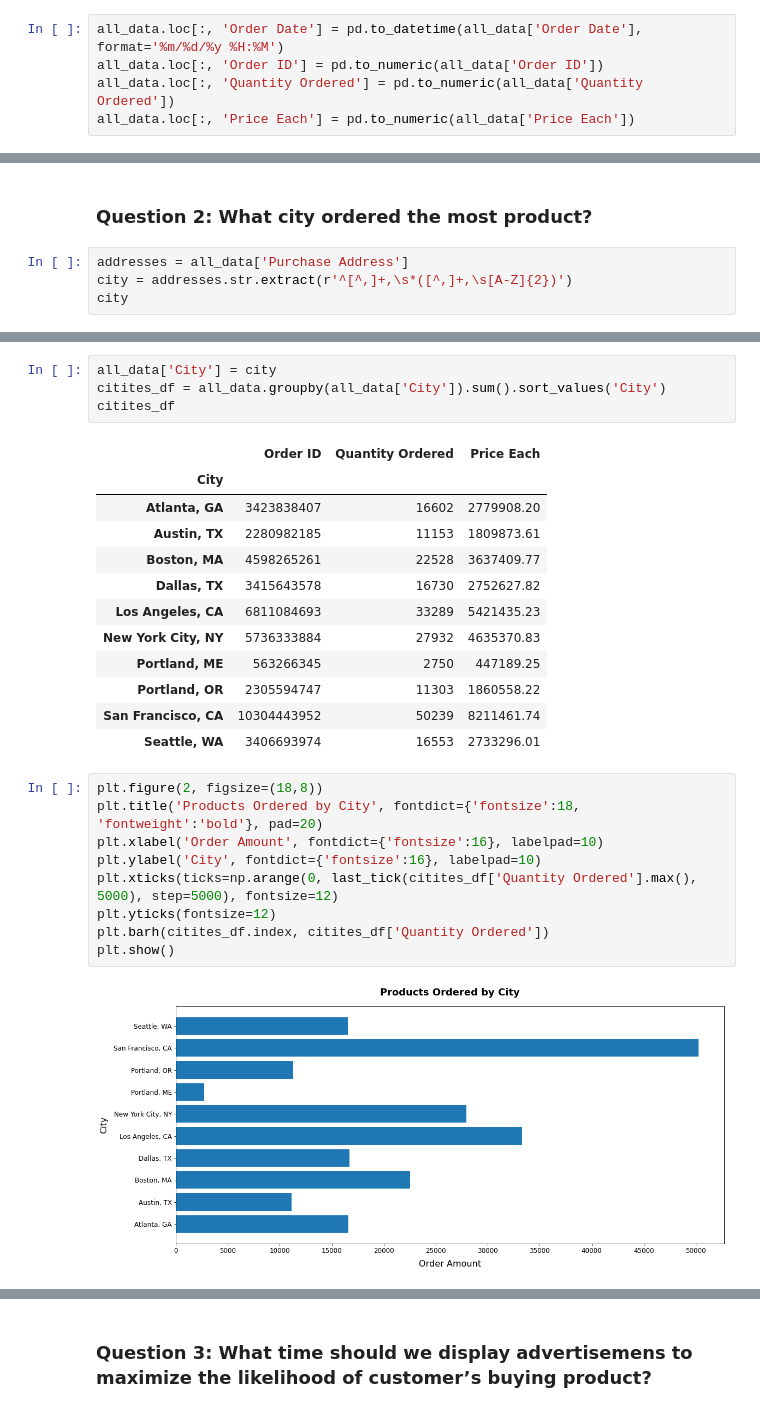
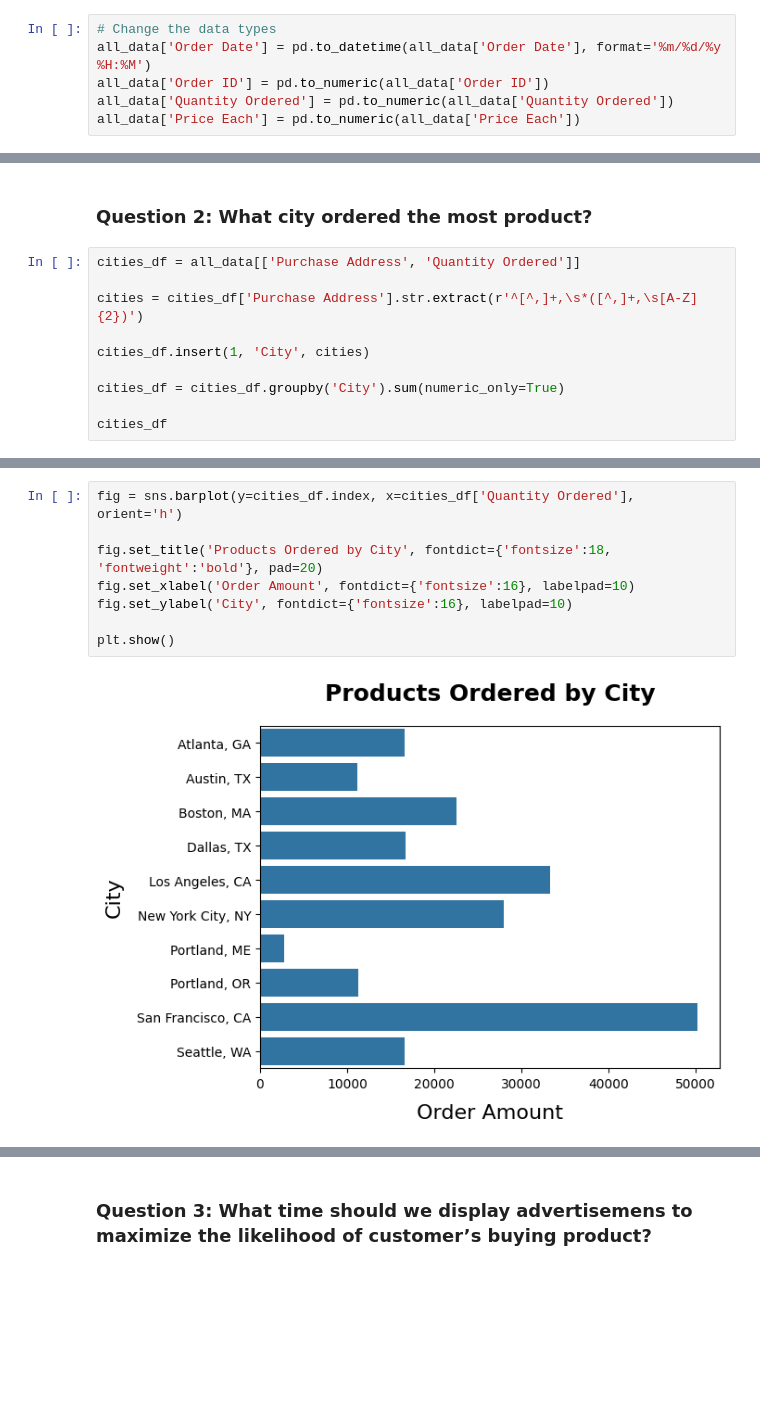
Before and after one commit to OsaMusa/sales-data-analysis, a Jupyter notebook: sales_data_analysis.ipynb, the cells around one changed output, grey strips where cells are left out. Saved outputs shown, nothing was run; the diff lists cells and outputs as text; blank space fills up the shorter version.

```diff
--- a/sales_data_analysis.ipynb
+++ b/sales_data_analysis.ipynb
@@ -85,8 +73,9 @@ dtype: object
 # %%
-all_data.loc[:, 'Order Date'] = pd.to_datetime(all_data['Order Date'], format='%m/%d/%y %H:%M')
-all_data.loc[:, 'Order ID'] = pd.to_numeric(all_data['Order ID'])
-all_data.loc[:, 'Quantity Ordered'] = pd.to_numeric(all_data['Quantity Ordered'])
-all_data.loc[:, 'Price Each'] = pd.to_numeric(all_data['Price Each'])
+# Change the data types
+all_data['Order Date'] = pd.to_datetime(all_data['Order Date'], format='%m/%d/%y %H:%M')
+all_data['Order ID'] = pd.to_numeric(all_data['Order ID'])
+all_data['Quantity Ordered'] = pd.to_numeric(all_data['Quantity Ordered'])
+all_data['Price Each'] = pd.to_numeric(all_data['Price Each'])
 # %%
 all_data.dtypes
 # %% [output]
@@ -146,7 +152,13 @@ plt.show()
 # %% [markdown]
 ### Question 2: What city ordered the most product?
 # %%
-addresses = all_data['Purchase Address']
-city = addresses.str.extract(r'^[^,]+,\s*([^,]+,\s[A-Z]{2})')
-city
+cities_df = all_data[['Purchase Address', 'Quantity Ordered']]
+
+cities = cities_df['Purchase Address'].str.extract(r'^[^,]+,\s*([^,]+,\s[A-Z]{2})')
+
+cities_df.insert(1, 'City', cities)
+
+cities_df = cities_df.groupby('City').sum(numeric_only=True)
+
+cities_df
 # %% [output]
@@ -166,29 +177,11 @@ city
-# %%
-all_data['City'] = city
-citites_df = all_data.groupby(all_data['City']).sum().sort_values('City')
-citites_df
-# %% [output]
-|  | Order ID | Quantity Ordered | Price Each |
-| City |  |  |  |
-| Atlanta, GA | 3423838407 | 16602 | 2779908.20 |
-| Austin, TX | 2280982185 | 11153 | 1809873.61 |
-| Boston, MA | 4598265261 | 22528 | 3637409.77 |
-| Dallas, TX | 3415643578 | 16730 | 2752627.82 |
-| Los Angeles, CA | 6811084693 | 33289 | 5421435.23 |
-| New York City, NY | 5736333884 | 27932 | 4635370.83 |
-| Portland, ME | 563266345 | 2750 | 447189.25 |
-| Portland, OR | 2305594747 | 11303 | 1860558.22 |
-| San Francisco, CA | 10304443952 | 50239 | 8211461.74 |
-| Seattle, WA | 3406693974 | 16553 | 2733296.01 |
 # %%
-plt.figure(2, figsize=(18,8))
-plt.title('Products Ordered by City', fontdict={'fontsize':18, 'fontweight':'bold'}, pad=20)
-plt.xlabel('Order Amount', fontdict={'fontsize':16}, labelpad=10)
-plt.ylabel('City', fontdict={'fontsize':16}, labelpad=10)
-plt.xticks(ticks=np.arange(0, last_tick(citites_df['Quantity Ordered'].max(), 5000), step=5000), fontsize=12)
-plt.yticks(fontsize=12)
-plt.barh(citites_df.index, citites_df['Quantity Ordered'])
+fig = sns.barplot(y=cities_df.index, x=cities_df['Quantity Ordered'], orient='h')
+
+fig.set_title('Products Ordered by City', fontdict={'fontsize':18, 'fontweight':'bold'}, pad=20)
+fig.set_xlabel('Order Amount', fontdict={'fontsize':16}, labelpad=10)
+fig.set_ylabel('City', fontdict={'fontsize':16}, labelpad=10)
+
 plt.show()
 # %% [output]
-[figure, old version]
+[figure, new version]
 # %% [markdown]
```
Also changed, not shown: parts of 28 cells of this notebook.
